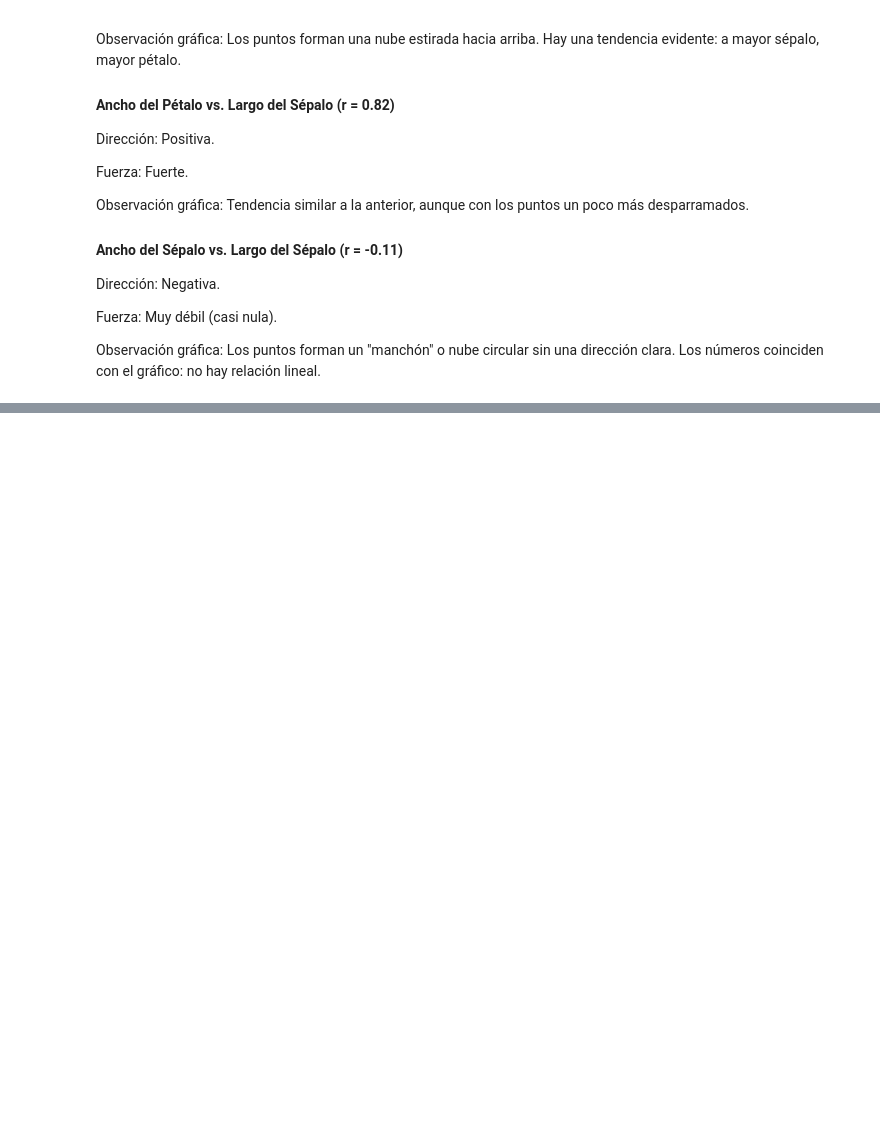
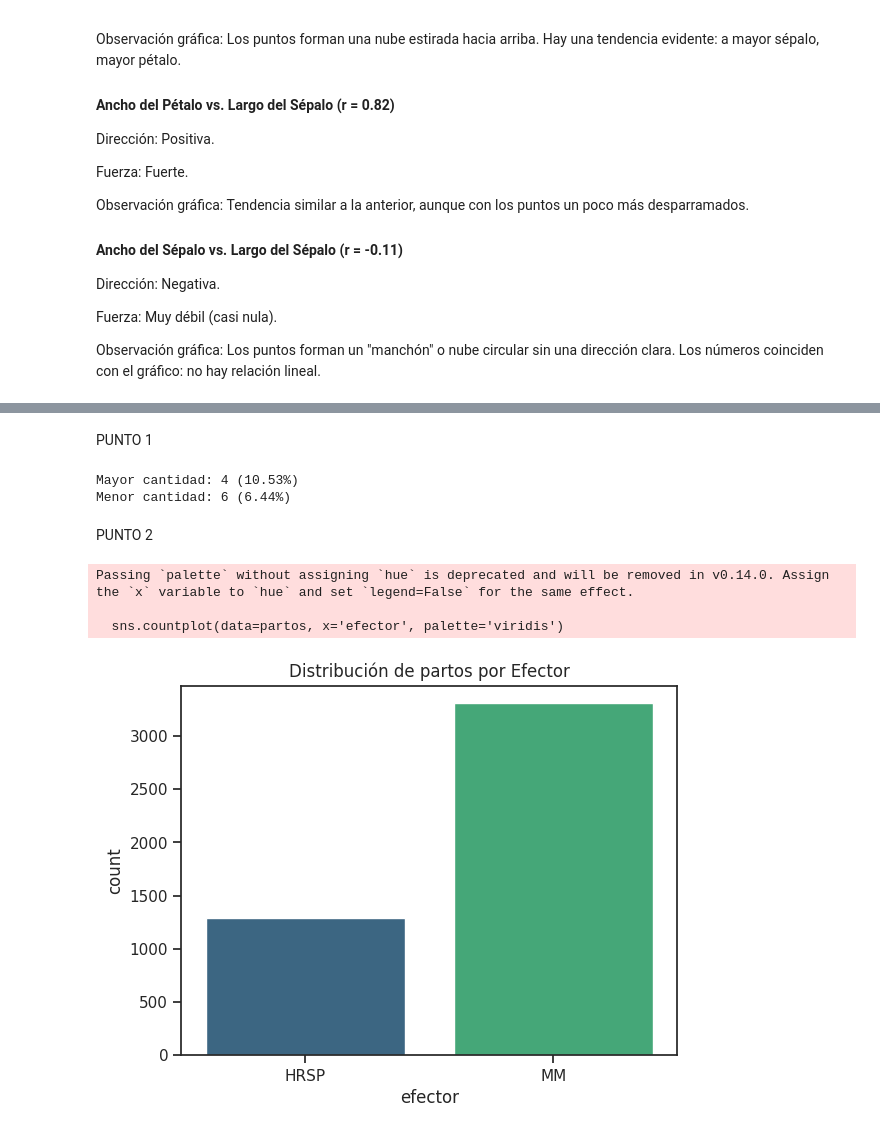
Before and after one commit to winttita/TUIA, a Jupyter notebook: Segundo/Fundamento de Ciencia de Datos/U4 - Visualizacion/practica4.ipynb, the cells around one changed output, grey strips where cells are left out. Drawn from its saved outputs; the diff is of its cells as text; code cells hidden in the pictures; blank space fills up the shorter version.

```diff
--- a/Segundo/Fundamento de Ciencia de Datos/U4 - Visualizacion/practica4.ipynb
+++ b/Segundo/Fundamento de Ciencia de Datos/U4 - Visualizacion/practica4.ipynb
@@ -659,0 +768,3 @@ Observación gráfica: Los puntos forman un "manchón" o nube circular sin una d
+# %%
+partos = pd.read_csv('datasets/partos2022.txt', sep='\t', encoding='latin1') # Ajustar sep según el archivo
+partos.head(15)
@@ -659,0 +811,31 @@ Observación gráfica: Los puntos forman un "manchón" o nube circular sin una d
+# %% [markdown]
+PUNTO 1
+# %%
+# Cantidad por mes
+conteo_meses = partos['mes'].value_counts()
+total_partos = len(partos)
+
+# Meses extremos
+mes_max = conteo_meses.idxmax()
+mes_min = conteo_meses.idxmin()
+
+# Porcentajes
+porc_max = (conteo_meses.max() / total_partos) * 100
+porc_min = (conteo_meses.min() / total_partos) * 100
+
+print(f"Mayor cantidad: {mes_max} ({porc_max:.2f}%)")
+print(f"Menor cantidad: {mes_min} ({porc_min:.2f}%)")
+# %% [output]
+Mayor cantidad: 4 (10.53%)
+Menor cantidad: 6 (6.44%)
+# %% [markdown]
+PUNTO 2
+# %%
+sns.countplot(data=partos, x='efector', palette='viridis')
+plt.title('Distribución de partos por Efector')
+plt.show()
+# %% [output]
+Passing `palette` without assigning `hue` is deprecated and will be removed in v0.14.0. Assign the `x` variable to `hue` and set `legend=False` for the same effect.
+
+  sns.countplot(data=partos, x='efector', palette='viridis')
+[figure, added]
```
Also changed, not shown: parts of 37 cells of this notebook, 1 other file.
